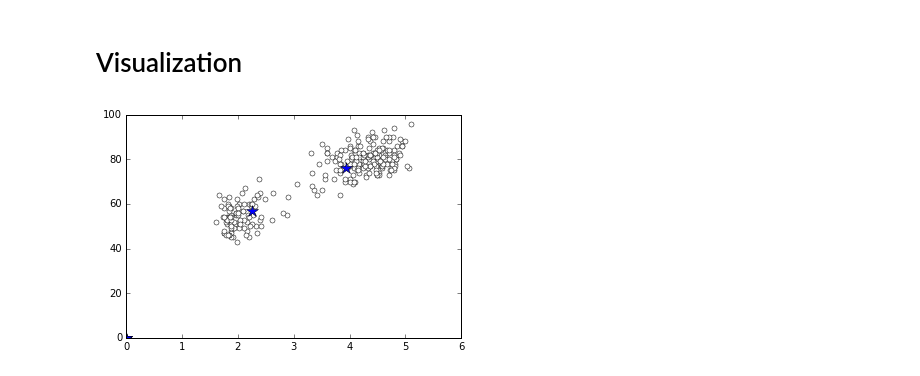
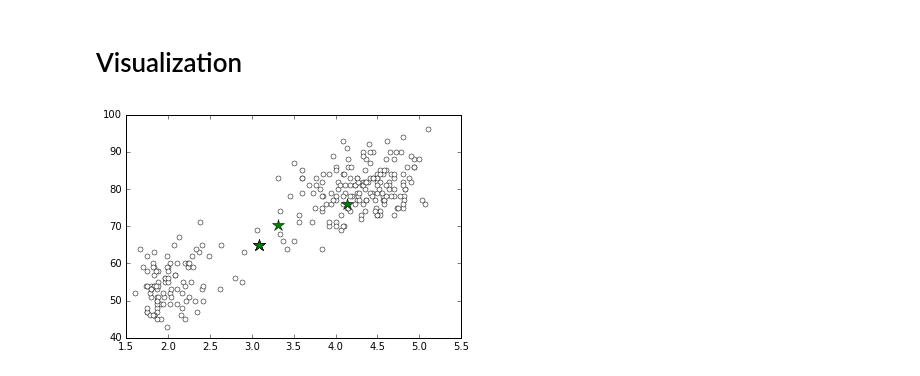
Before and after one commit to tomoya-sasaki/Code_Tips, a Jupyter notebook: Algorithm/Variational-Inference/VB-GMM/VBGMM-Python.ipynb, the cells around one changed output. Drawn from its saved outputs; the diff is of its cells as text; code cells hidden in the pictures.

```diff
--- a/Algorithm/Variational-Inference/VB-GMM/VBGMM-Python.ipynb
+++ b/Algorithm/Variational-Inference/VB-GMM/VBGMM-Python.ipynb
@@ -30,7 +30,7 @@ matrix([[  3.6  ,  79.   ],
 # Initialization
 # %%
 ## initial value (Do we need it?)
-num_class = 6; num_iter = 50; alpha0 = None; beta0 = None
+num_class = 6; num_iter = 150; alpha0 = None; beta0 = None
 m0 = None; W0 = None; nu0 = None
 # %%
 # Initialize Hyperparameters
@@ -217,16 +222,18 @@ for iiter in range(num_iter):
 # %% [markdown]
 # Visualization
 # %%
+# Plot of m_k
+
 fp = open("faithful.txt")
 data_x = []
 data_y = []
 for row in fp:
     data_x.append(float((row.split()[0])))
     data_y.append(float((row.split()[1])))
 fp.close()
 plt.plot(data_x, data_y, "wo", markersize=5)
 
 for i in range(len(mk)):
-    plt.plot(mk[i][0],mk[i][1], "*", markersize=12, color="b")
+    plt.plot(mk[i][0],mk[i][1], "*", markersize=12, color="g")
 # %% [output]
-[figure, old version]
+[figure, new version]
```
Also changed, not shown: parts of 5 cells of this notebook.
